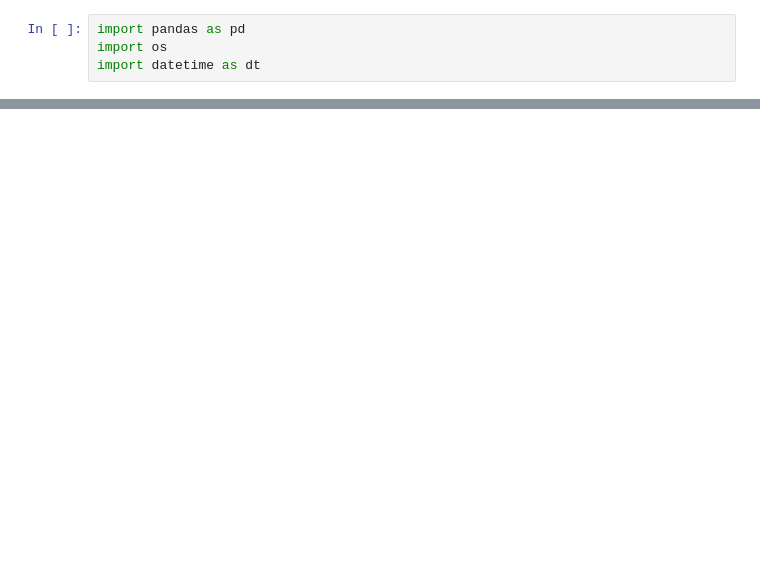
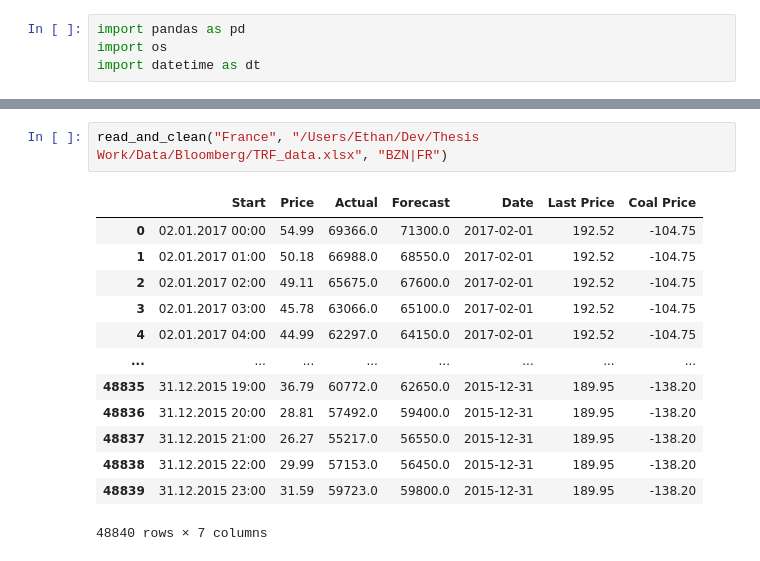
Before and after one commit to EthanReese/thesis, a Jupyter notebook: Cleaning Functions.ipynb, the cells around one changed output, grey strips where cells are left out. Saved outputs shown, nothing was run; the diff lists cells and outputs as text; blank space fills up the shorter version.

```diff
--- a/Cleaning Functions.ipynb
+++ b/Cleaning Functions.ipynb
@@ -122,0 +130,16 @@ read_and_clean("Germany", "/Users/Ethan/Dev/Thesis Work/Data/Bloomberg/THE Day-A
+# %%
+read_and_clean("France", "/Users/Ethan/Dev/Thesis Work/Data/Bloomberg/TRF_data.xlsx", "BZN|FR")
+# %% [output]
+|  | Start | Price | Actual | Forecast | Date | Last Price | Coal Price |
+| 0 | 02.01.2017 00:00 | 54.99 | 69366.0 | 71300.0 | 2017-02-01 | 192.52 | -104.75 |
+| 1 | 02.01.2017 01:00 | 50.18 | 66988.0 | 68550.0 | 2017-02-01 | 192.52 | -104.75 |
+| 2 | 02.01.2017 02:00 | 49.11 | 65675.0 | 67600.0 | 2017-02-01 | 192.52 | -104.75 |
+| 3 | 02.01.2017 03:00 | 45.78 | 63066.0 | 65100.0 | 2017-02-01 | 192.52 | -104.75 |
+| 4 | 02.01.2017 04:00 | 44.99 | 62297.0 | 64150.0 | 2017-02-01 | 192.52 | -104.75 |
+| ... | ... | ... | ... | ... | ... | ... | ... |
+| 48835 | 31.12.2015 19:00 | 36.79 | 60772.0 | 62650.0 | 2015-12-31 | 189.95 | -138.20 |
+| 48836 | 31.12.2015 20:00 | 28.81 | 57492.0 | 59400.0 | 2015-12-31 | 189.95 | -138.20 |
+| 48837 | 31.12.2015 21:00 | 26.27 | 55217.0 | 56550.0 | 2015-12-31 | 189.95 | -138.20 |
+| 48838 | 31.12.2015 22:00 | 29.99 | 57153.0 | 56450.0 | 2015-12-31 | 189.95 | -138.20 |
+| 48839 | 31.12.2015 23:00 | 31.59 | 59723.0 | 59800.0 | 2015-12-31 | 189.95 | -138.20 |
+48840 rows × 7 columns
```
Also changed, not shown: parts of 5 cells of this notebook, 4 other files.
